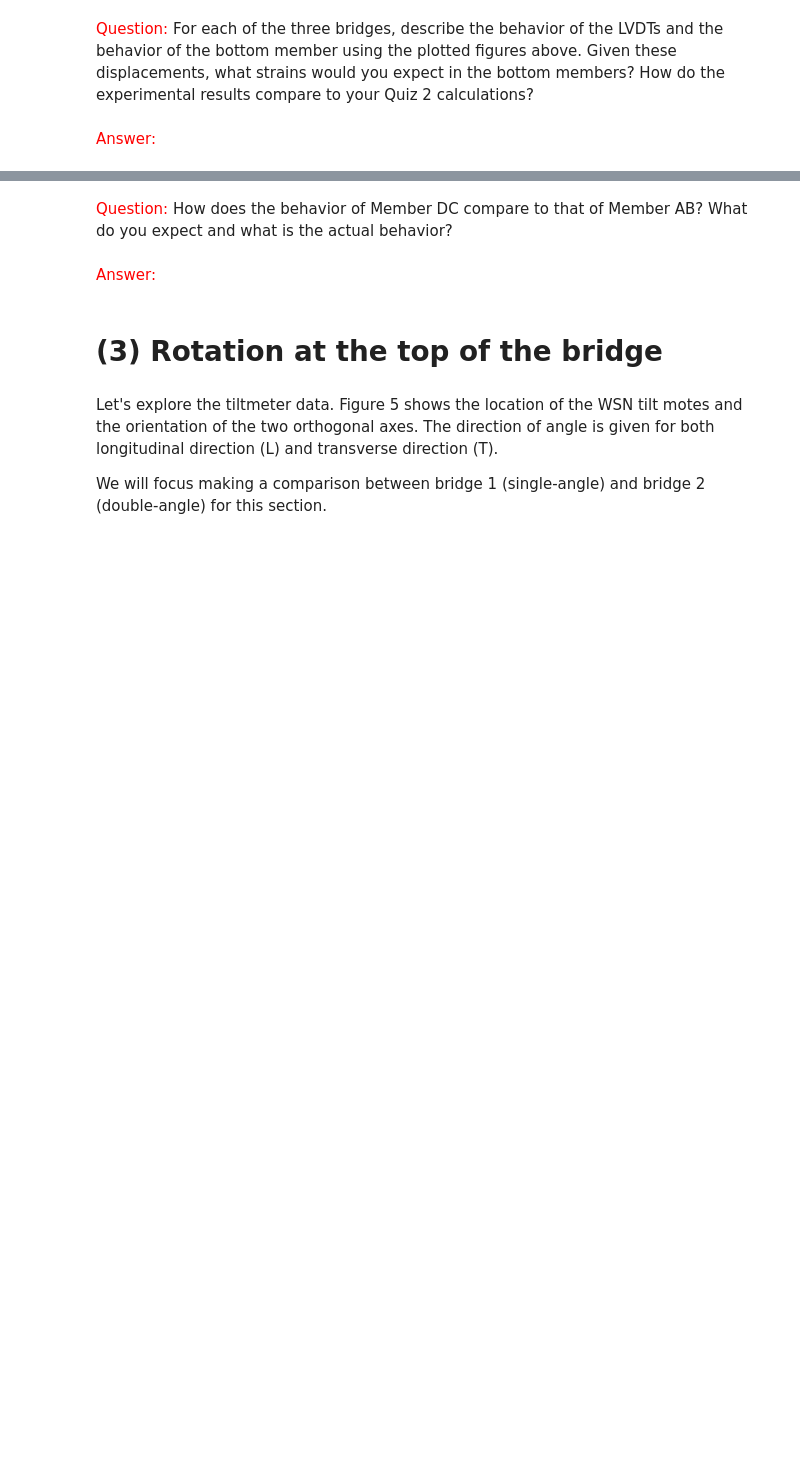
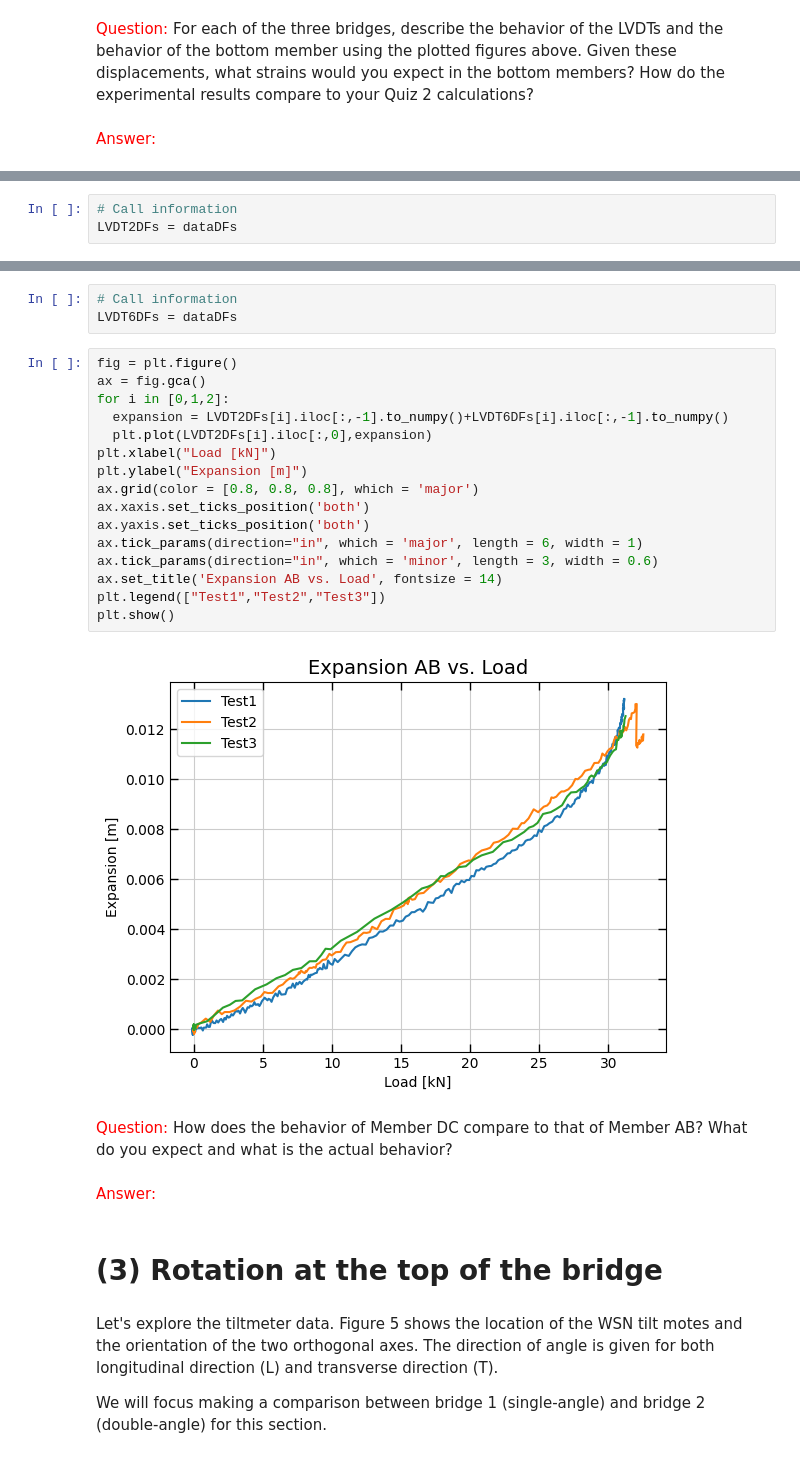
Before and after one commit to UCB-CE170a/Fall2023, a Jupyter notebook: Homework/Homework2/170a_Fall23_Hw2.ipynb, the cells around one changed output, grey strips where cells are left out. Cells and saved outputs as stored; diff of their text form; blank space fills up the shorter version.

```diff
--- a/Homework/Homework2/170a_Fall23_Hw2.ipynb
+++ b/Homework/Homework2/170a_Fall23_Hw2.ipynb
@@ -208,0 +344,3 @@ plot_lines([load1[0:ind1], load2[0:ind2], load3[0:ind3]],[LVDT3_bridge1[0:ind1]+
+# %%
+# Call information
+LVDT2DFs = dataDFs
@@ -209,3 +366,24 @@ plot_lines([load1[0:ind1], load2[0:ind2], load3[0:ind3]],[LVDT3_bridge1[0:ind1]+
+# %%
+# Call information
+LVDT6DFs = dataDFs
+# %%
+fig = plt.figure()
+ax = fig.gca()
+for i in [0,1,2]:
+  expansion = LVDT2DFs[i].iloc[:,-1].to_numpy()+LVDT6DFs[i].iloc[:,-1].to_numpy()
+  plt.plot(LVDT2DFs[i].iloc[:,0],expansion)
+plt.xlabel("Load [kN]")
+plt.ylabel("Expansion [m]")
+ax.grid(color = [0.8, 0.8, 0.8], which = 'major')
+ax.xaxis.set_ticks_position('both')
+ax.yaxis.set_ticks_position('both')
+ax.tick_params(direction="in", which = 'major', length = 6, width = 1)
+ax.tick_params(direction="in", which = 'minor', length = 3, width = 0.6)
+ax.set_title('Expansion AB vs. Load', fontsize = 14)
+plt.legend(["Test1","Test2","Test3"])
+plt.show()
+# %% [output]
+[figure, added]
 # %% [markdown]
 <font color='red'>Question: </font> How does the behavior of Member DC compare to that of Member AB? What do you expect and what is the actual behavior?
 # %% [markdown]
```
Also changed, not shown: parts of 52 cells of this notebook.
